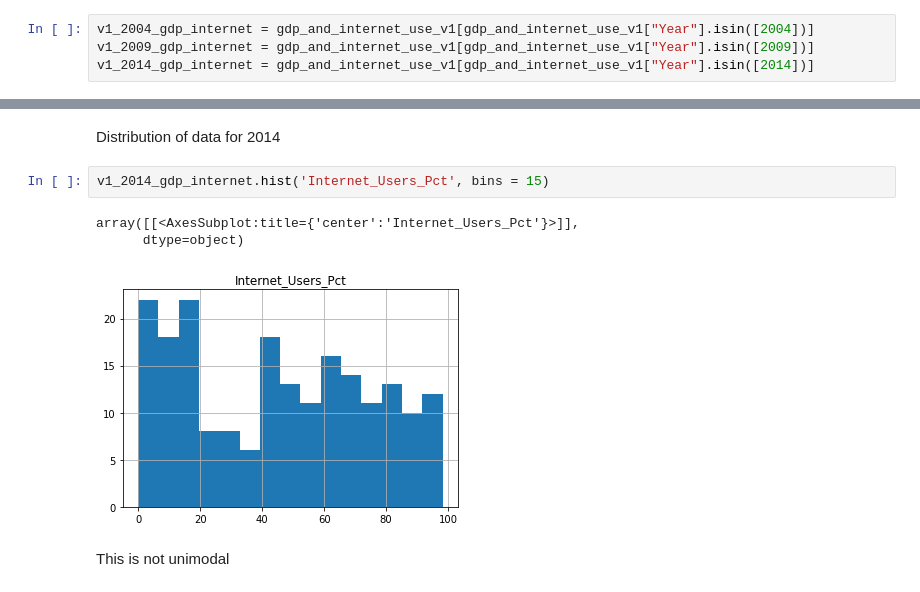
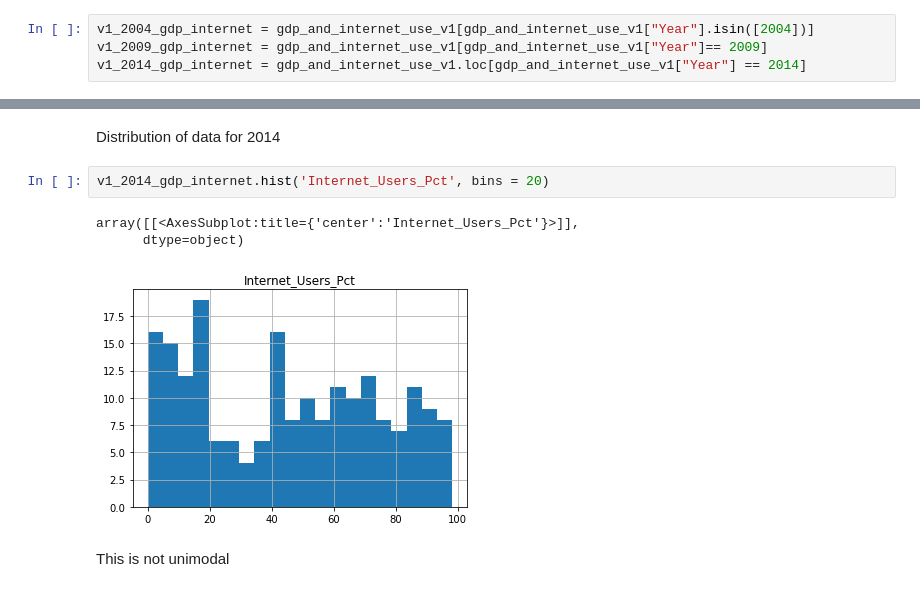
Before and after one commit to eporourke/gdp-and-internet-usage, a Jupyter notebook: notebooks/eor_gdp.ipynb, the cells around one changed output, grey strips where cells are left out. Cells and saved outputs as stored; diff of their text form.

```diff
--- a/notebooks/eor_gdp.ipynb
+++ b/notebooks/eor_gdp.ipynb
@@ -205,7 +204,7 @@ gdp_and_internet_use_v1.head(10)
 Three separate data frames for each year:
 # %%
 v1_2004_gdp_internet = gdp_and_internet_use_v1[gdp_and_internet_use_v1["Year"].isin([2004])]
-v1_2009_gdp_internet = gdp_and_internet_use_v1[gdp_and_internet_use_v1["Year"].isin([2009])]
-v1_2014_gdp_internet = gdp_and_internet_use_v1[gdp_and_internet_use_v1["Year"].isin([2014])]
+v1_2009_gdp_internet = gdp_and_internet_use_v1[gdp_and_internet_use_v1["Year"]== 2009]
+v1_2014_gdp_internet = gdp_and_internet_use_v1.loc[gdp_and_internet_use_v1["Year"] == 2014]
 # %% [markdown]
 Finding the highest and lowest percentage of internet use in 2014
@@ -301,10 +323,10 @@ Observations: It's more likely that a country will have a higher percentage of i
 # %% [markdown]
 Distribution of data for 2014
 # %%
-v1_2014_gdp_internet.hist('Internet_Users_Pct', bins = 15)
+v1_2014_gdp_internet.hist('Internet_Users_Pct', bins = 20)
 # %% [output]
 array([[<AxesSubplot:title={'center':'Internet_Users_Pct'}>]],
       dtype=object)
-[figure, old version]
+[figure, new version]
 # %% [markdown]
 This is not unimodal
```
Also changed, not shown: parts of 10 cells of this notebook.
